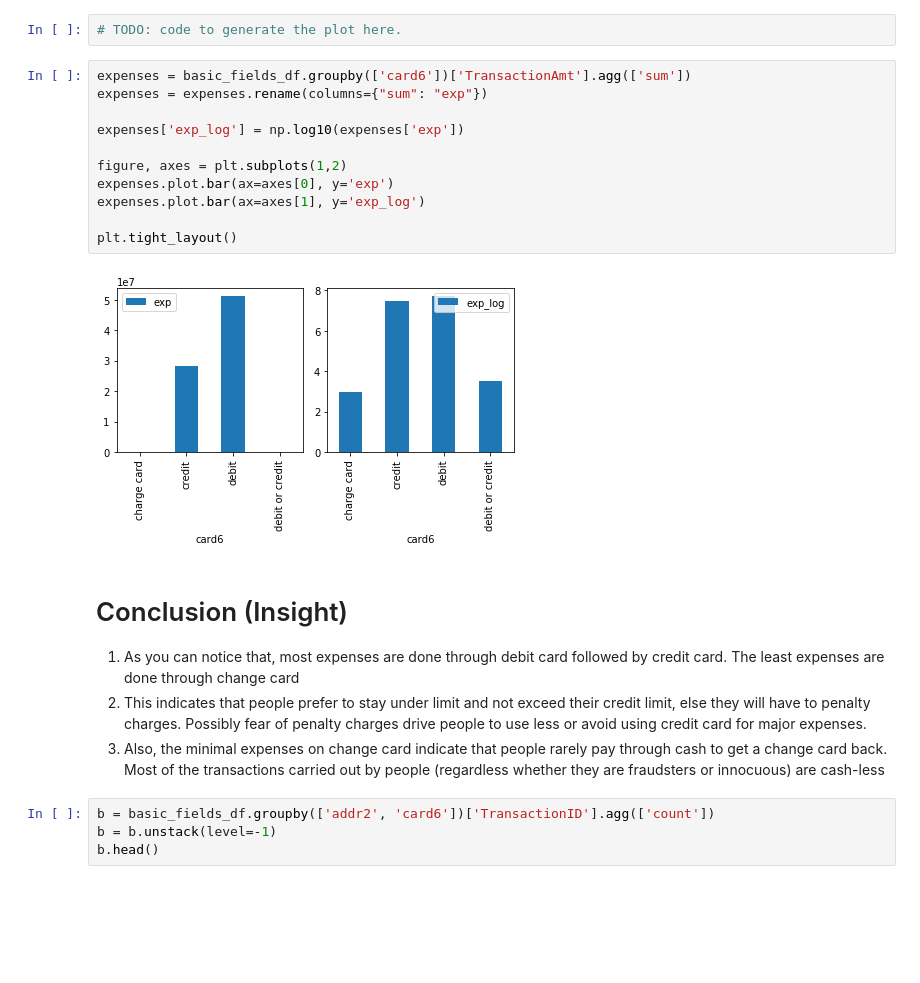
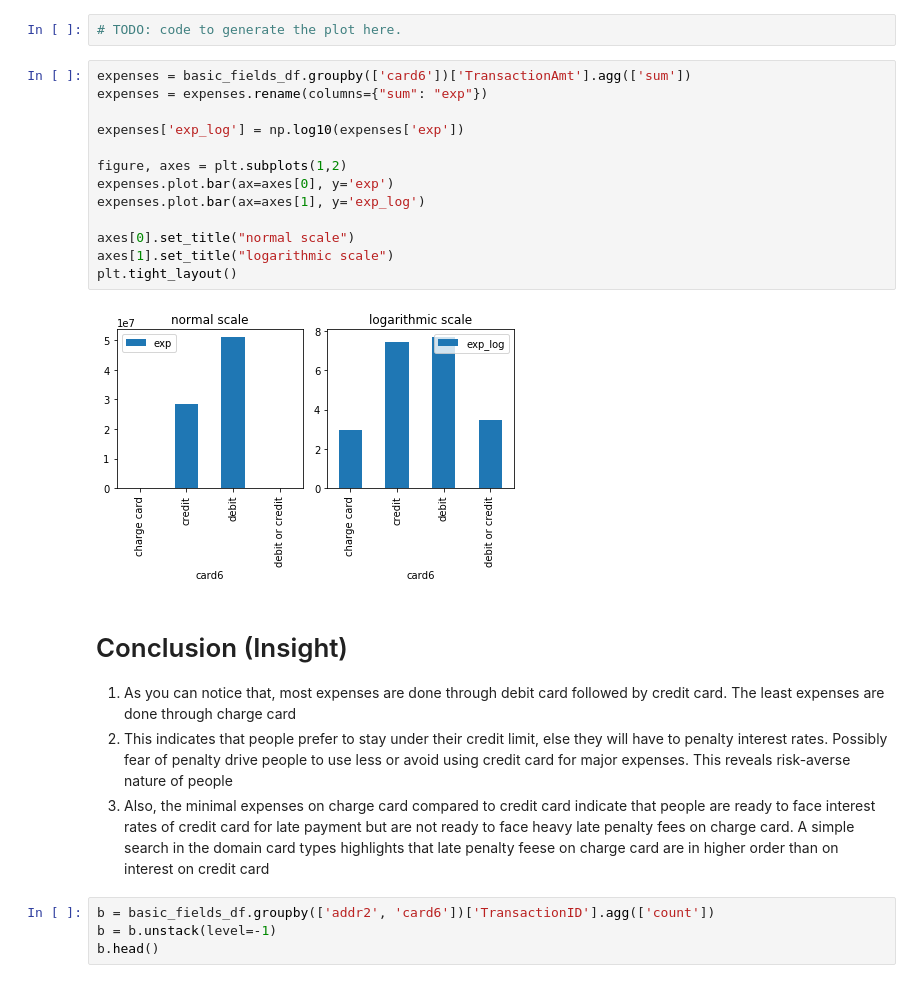
Before and after one commit to ParasAvkirkar/IEEEFraudDetection, a Jupyter notebook: analysis/analysisNotebook.ipynb, the cells around one changed output. Drawn from its saved outputs; the diff is of its cells as text; blank space fills up the shorter version.

Commit message:
add analysis for card6 param (card type) between fraud vs non-fraud transactions

```diff
--- a/analysis/analysisNotebook.ipynb
+++ b/analysis/analysisNotebook.ipynb
@@ -429,21 +526,23 @@ sns.heatmap(amountVsTime)
 # %%
 expenses = basic_fields_df.groupby(['card6'])['TransactionAmt'].agg(['sum'])
 expenses = expenses.rename(columns={"sum": "exp"})
 
 expenses['exp_log'] = np.log10(expenses['exp'])
 
 figure, axes = plt.subplots(1,2)
 expenses.plot.bar(ax=axes[0], y='exp')
 expenses.plot.bar(ax=axes[1], y='exp_log')
 
+axes[0].set_title("normal scale")
+axes[1].set_title("logarithmic scale")
 plt.tight_layout()
 # %% [output]
-[figure, old version]
+[figure, new version]
 # %% [markdown]
 # Conclusion (Insight) #
-1.  As you can notice that, most expenses are done through debit card followed by credit card. The least expenses are done through change card
-2.  This indicates that people prefer to stay under limit and not exceed their credit limit, else they will have to penalty charges. Possibly fear of penalty charges drive people to use less or avoid using credit card for major expenses.
-3.  Also, the minimal expenses on change card indicate that people rarely pay through cash to get a change card back. Most of the transactions carried out by people (regardless whether they are fraudsters or innocuous) are cash-less
+1.  As you can notice that, most expenses are done through debit card followed by credit card. The least expenses are done through charge card
+2.  This indicates that people prefer to stay under their credit limit, else they will have to penalty interest rates. Possibly fear of penalty drive people to use less or avoid using credit card for major expenses. This reveals risk-averse nature of people
+3.  Also, the minimal expenses on charge card compared to credit card indicate that people are ready to face interest rates of credit card for late payment but are not ready to face heavy late penalty fees on charge card. A simple search in the domain card types highlights that late penalty feese on charge card are in higher order than on interest on credit card
 # %%
 b = basic_fields_df.groupby(['addr2', 'card6'])['TransactionID'].agg(['count'])
 b = b.unstack(level=-1)
```
Also changed, not shown: parts of 20 cells of this notebook.
